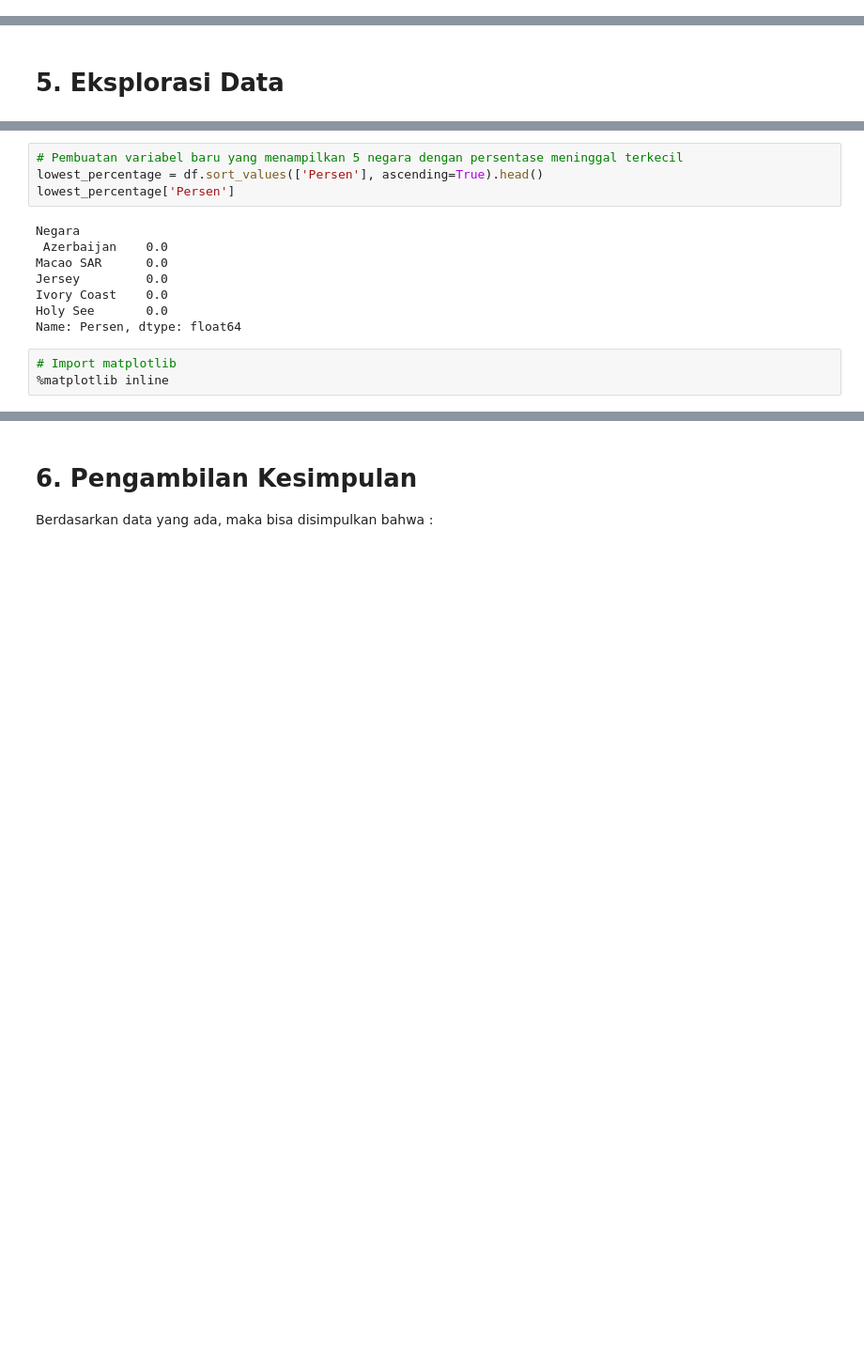
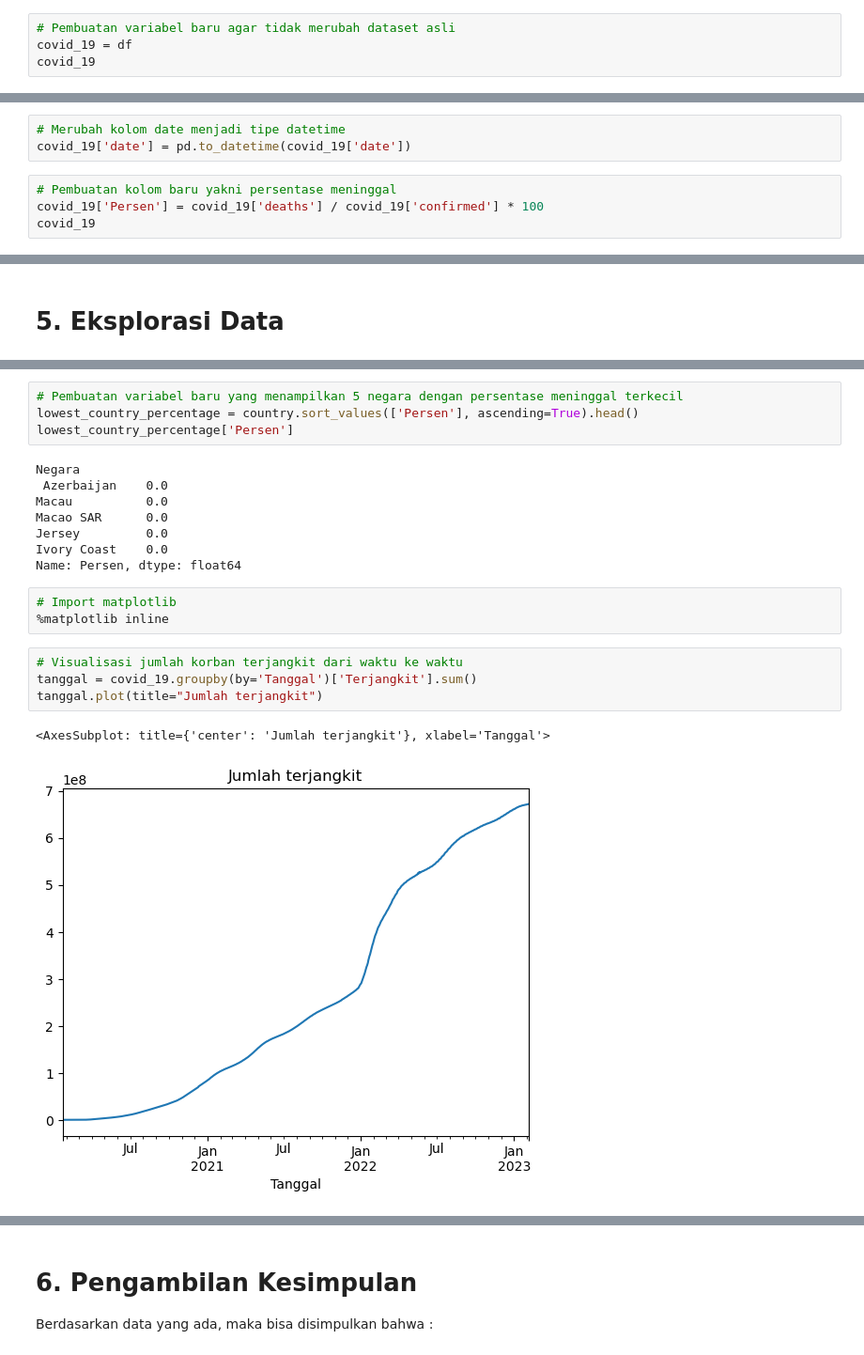
Before and after one commit to faizkurniawan322/Hacktiv8, a Jupyter notebook: phase0/Week1/h8dsft_P0W1_faiz_kurniawan.ipynb, the cells around one changed output, grey strips where cells are left out. Shown at 94% size. Cells and saved outputs as stored; diff of their text form; blank space fills up the shorter version.

```diff
--- a/phase0/Week1/h8dsft_P0W1_faiz_kurniawan.ipynb
+++ b/phase0/Week1/h8dsft_P0W1_faiz_kurniawan.ipynb
@@ -111,3 +111,7 @@ active            2704040
 dtype: int64
 # %% [markdown]
 # 4. Data Cleaning
+# %%
+# Pembuatan variabel baru agar tidak merubah dataset asli
+covid_19 = df
+covid_19
@@ -113,0 +149,7 @@ dtype: int64
+# %%
+# Merubah kolom date menjadi tipe datetime
+covid_19['date'] = pd.to_datetime(covid_19['date'])
+# %%
+# Pembuatan kolom baru yakni persentase meninggal
+covid_19['Persen'] = covid_19['deaths'] / covid_19['confirmed'] * 100
+covid_19
@@ -277,18 +362,25 @@ Mexico             6.220936
 Name: Persen, dtype: float64
 # %%
 # Pembuatan variabel baru yang menampilkan 5 negara dengan persentase meninggal terkecil
-lowest_percentage = df.sort_values(['Persen'], ascending=True).head()
-lowest_percentage['Persen']
+lowest_country_percentage = country.sort_values(['Persen'], ascending=True).head()
+lowest_country_percentage['Persen']
 # %% [output]
 Negara
  Azerbaijan    0.0
+Macau          0.0
 Macao SAR      0.0
 Jersey         0.0
 Ivory Coast    0.0
-Holy See       0.0
 Name: Persen, dtype: float64
 # %%
 # Import matplotlib
 %matplotlib inline
+# %%
+# Visualisasi jumlah korban terjangkit dari waktu ke waktu
+tanggal = covid_19.groupby(by='Tanggal')['Terjangkit'].sum()
+tanggal.plot(title="Jumlah terjangkit")
+# %% [output]
+<AxesSubplot: title={'center': 'Jumlah terjangkit'}, xlabel='Tanggal'>
+[figure, added]
 # %%
 # Visualisasi 5 negara dengan jumlah korban terjangkit terbesar
```
Also changed, not shown: parts of 36 cells of this notebook.
